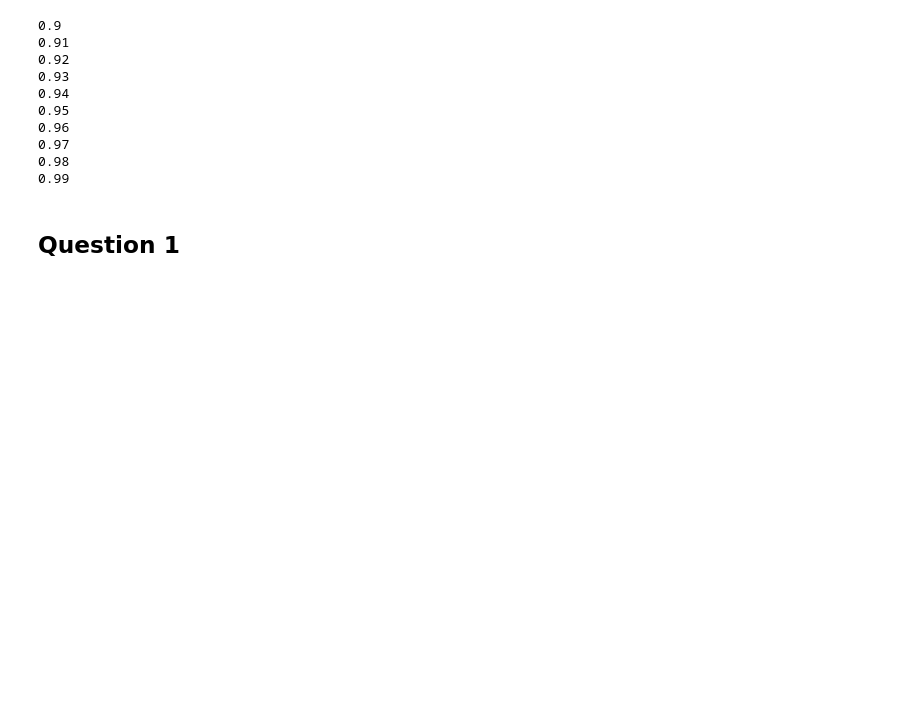
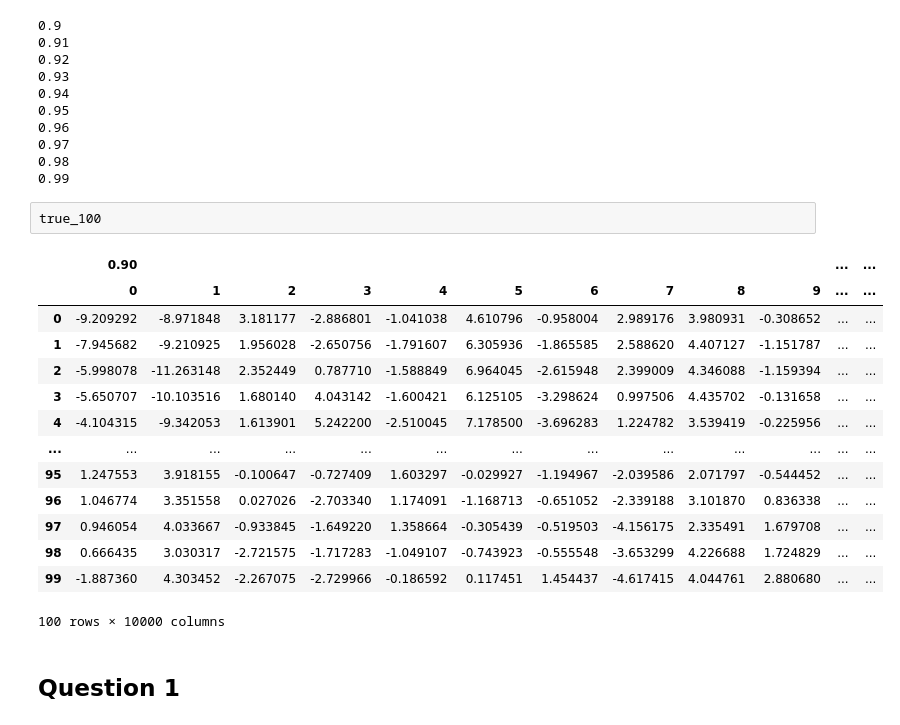
Before and after one commit to GeorgeHockey/metrics-formal-coursework, a Jupyter notebook: problem_2_v1.ipynb, the cells around one changed output. Saved outputs shown, nothing was run; the diff lists cells and outputs as text; blank space fills up the shorter version.

```diff
--- a/problem_2_v1.ipynb
+++ b/problem_2_v1.ipynb
@@ -221,6 +221,23 @@ for rho in r:
 0.97
 0.98
 0.99
+# %%
+true_100
+# %% [output]
+|  | 0.90 |  |  |  |  |  |  |  |  |  | ... | ... |
+|  | 0 | 1 | 2 | 3 | 4 | 5 | 6 | 7 | 8 | 9 | ... | ... |
+| 0 | -9.209292 | -8.971848 | 3.181177 | -2.886801 | -1.041038 | 4.610796 | -0.958004 | 2.989176 | 3.980931 | -0.308652 | ... | ... |
+| 1 | -7.945682 | -9.210925 | 1.956028 | -2.650756 | -1.791607 | 6.305936 | -1.865585 | 2.588620 | 4.407127 | -1.151787 | ... | ... |
+| 2 | -5.998078 | -11.263148 | 2.352449 | 0.787710 | -1.588849 | 6.964045 | -2.615948 | 2.399009 | 4.346088 | -1.159394 | ... | ... |
+| 3 | -5.650707 | -10.103516 | 1.680140 | 4.043142 | -1.600421 | 6.125105 | -3.298624 | 0.997506 | 4.435702 | -0.131658 | ... | ... |
+| 4 | -4.104315 | -9.342053 | 1.613901 | 5.242200 | -2.510045 | 7.178500 | -3.696283 | 1.224782 | 3.539419 | -0.225956 | ... | ... |
+| ... | ... | ... | ... | ... | ... | ... | ... | ... | ... | ... | ... | ... |
+| 95 | 1.247553 | 3.918155 | -0.100647 | -0.727409 | 1.603297 | -0.029927 | -1.194967 | -2.039586 | 2.071797 | -0.544452 | ... | ... |
+| 96 | 1.046774 | 3.351558 | 0.027026 | -2.703340 | 1.174091 | -1.168713 | -0.651052 | -2.339188 | 3.101870 | 0.836338 | ... | ... |
+| 97 | 0.946054 | 4.033667 | -0.933845 | -1.649220 | 1.358664 | -0.305439 | -0.519503 | -4.156175 | 2.335491 | 1.679708 | ... | ... |
+| 98 | 0.666435 | 3.030317 | -2.721575 | -1.717283 | -1.049107 | -0.743923 | -0.555548 | -3.653299 | 4.226688 | 1.724829 | ... | ... |
+| 99 | -1.887360 | 4.303452 | -2.267075 | -2.729966 | -0.186592 | 0.117451 | 1.454437 | -4.617415 | 4.044761 | 2.880680 | ... | ... |
+100 rows × 10000 columns
 # %% [markdown]
 Question 1
 --
```
Also changed, not shown: parts of 18 cells of this notebook.
